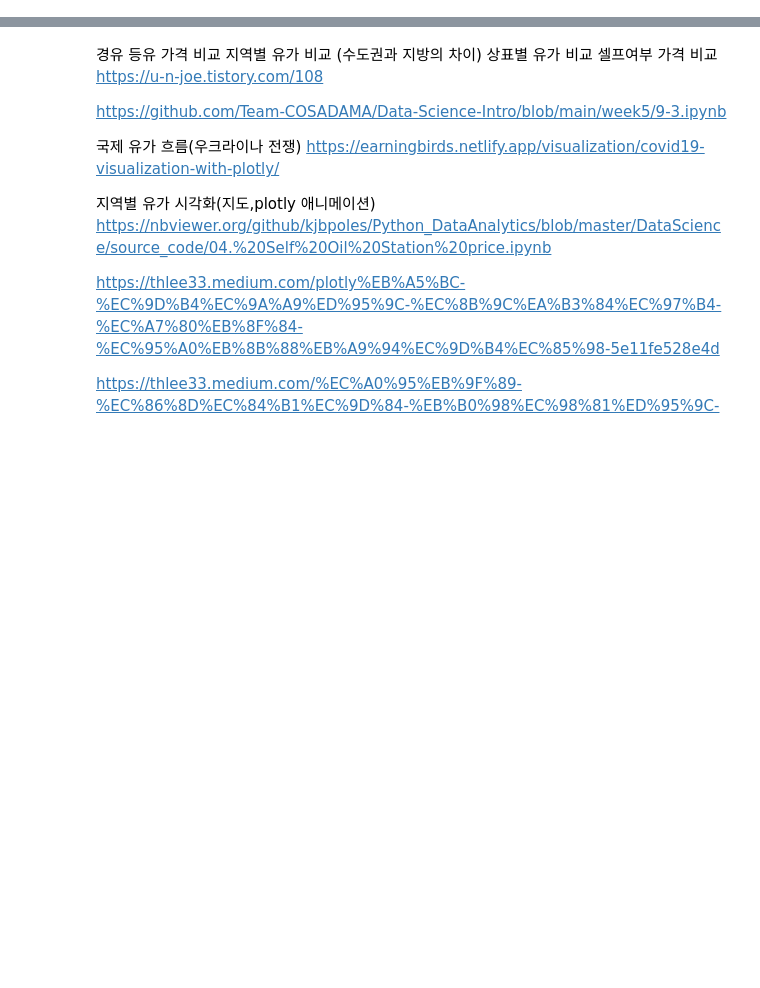
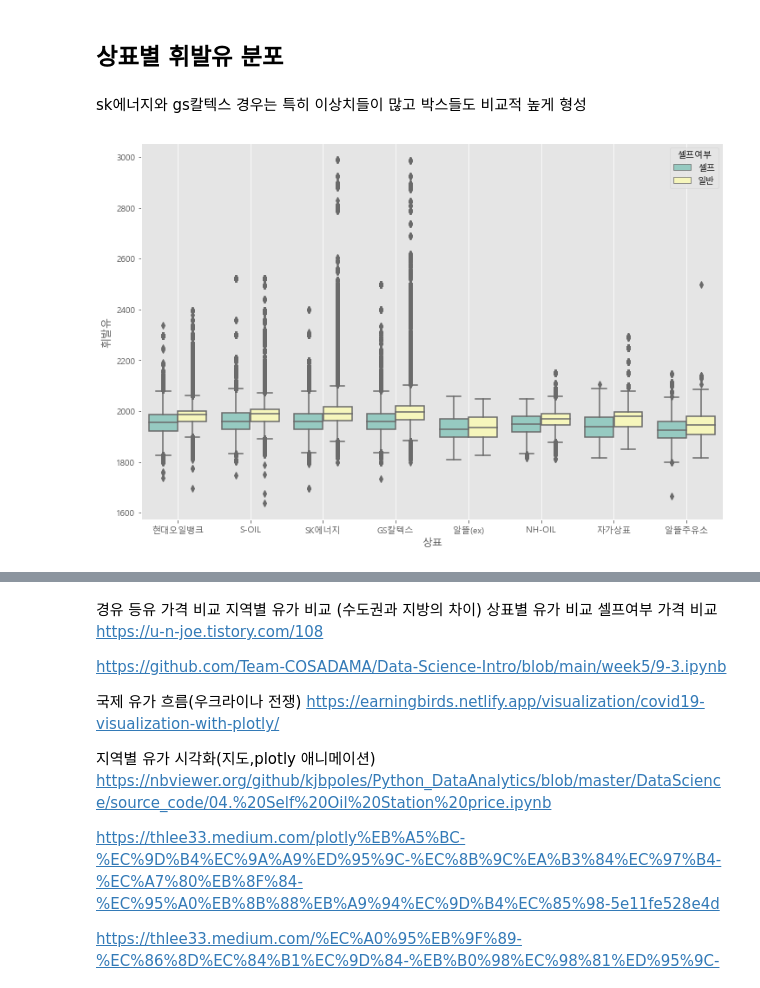
Before and after one commit to Chan0226/-, a Jupyter notebook: 시각화.ipynb, the cells around one changed output, grey strips where cells are left out. Drawn from its saved outputs; the diff is of its cells as text; code cells hidden in the pictures; blank space fills up the shorter version.

```diff
--- a/시각화.ipynb
+++ b/시각화.ipynb
@@ -55,0 +172,12 @@ result
+# %% [markdown]
+## 상표별 휘발유 분포
+# %% [markdown]
+sk에너지와 gs칼텍스 경우는 특히 이상치들이 많고 박스들도 비교적 높게 형성
+# %%
+# Seaborn boxplot
+plt.figure(figsize=(12, 8))
+sns.boxplot(x='상표', y='휘발유', hue = '셀프여부', data=df_oil, palette="Set3")
+plt.grid()
+plt.show()
+# %% [output]
+[figure, added]
```
Also changed, not shown: parts of 81 cells of this notebook.
